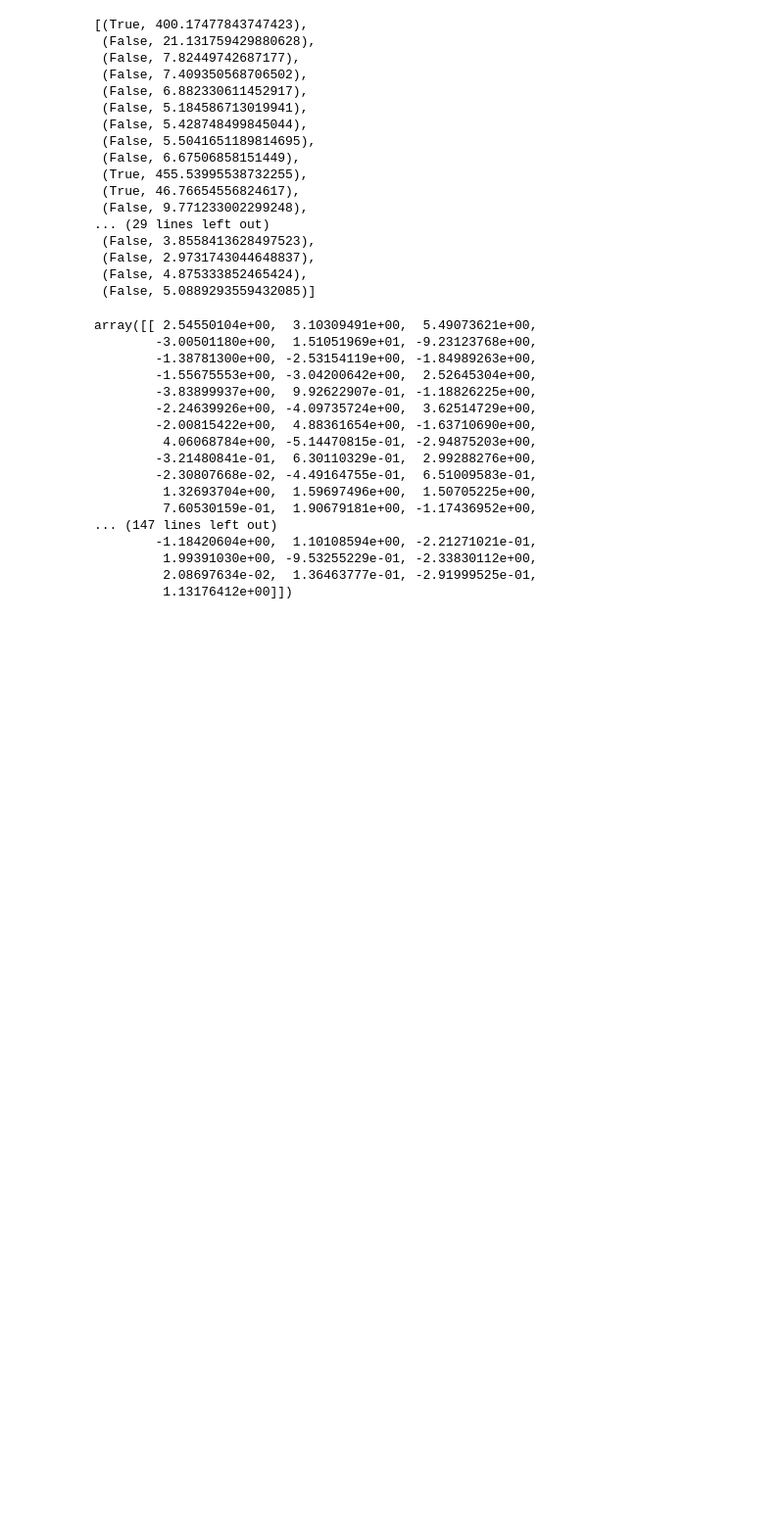
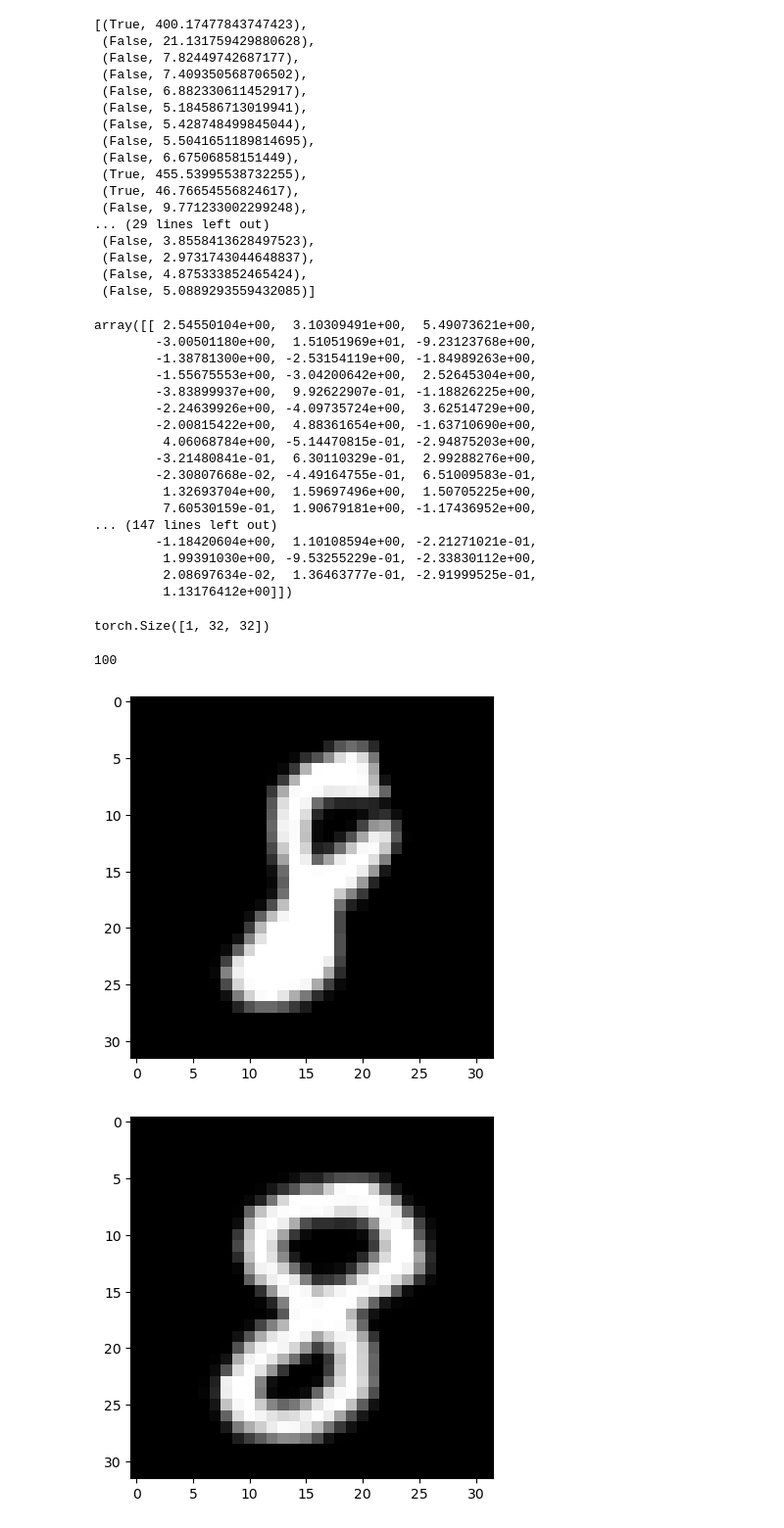
Before and after one commit to kitkatdafu/uncertainty-awared-diffusion, a Jupyter notebook: ood_utils_todo.ipynb, the cells around one changed output. Shown at 98% size. Drawn from its saved outputs; the diff is of its cells as text; code cells hidden in the pictures; blank space fills up the shorter version.

Commit message:
change unet arch and redesign ood detector

```diff
--- a/ood_utils_todo.ipynb
+++ b/ood_utils_todo.ipynb
@@ -202,10 +236,13 @@ import torchvision
 import numpy as np
 from tqdm import tqdm
 import matplotlib.pyplot as plt
-from unet import UNet
+# from unet import UNet
 from model import DiffusionModel
 from util import get_transforms, get_dataset, get_image_size, get_dataloader
 import sys
+from unet_power import UNet
+
+
 
 def infer(unet, diffusion_model, device, T, reverse_transform, n):
 
@@ -213,9 +250,10 @@ def infer(unet, diffusion_model, device, T, reverse_transform, n):
     sd = []
     total_samples = []
     with torch.no_grad():
-        for _ in range(n):
+        tqdmr = tqdm(range(n))
+        for _ in tqdmr:
             samples = []
-            image = torch.randn((64, 1, 28, 28)).to(device)
+            image = torch.randn((1, 1, 32, 32)).to(device)
             for i in reversed(range(diffusion_model.timesteps)):
                 samples_at_step = []
                 for _ in range(T):
@@ -271,20 +309,21 @@ def infer_ood_abnormal(unet, diffusion_model, ood_detector, device, reverse_tran
 
     return infer_samples
 # %%
-TIMESTEPS = 300
-IMAGE_SIZE = (28, 28)
+TIMESTEPS = 1000
+IMAGE_SIZE = (32, 32)
 device = 'cuda'
 n_imgs = 100
-N = 2
+N = 20
 T = 2
 
 
-unet = UNet(input_channels=1, output_channels=1).to(device)
-unet.load_state_dict(torch.load('weight/parameters.pkl'))
+unet = UNet(T=TIMESTEPS, ch=32, ch_mult=[1,2,2,2], attn=[1], num_res_blocks=2,
+                 dropout=0.1).to(device)
+unet.load_state_dict(torch.load('weight/parameters_power.pkl'))
 diffusion_model = DiffusionModel(timesteps=TIMESTEPS)
 
 _, reverse_transform = get_transforms(image_size=IMAGE_SIZE)
 
 # infer_samples = infer_ood(unet, diffusion_model, detector, device, reverse_transform, n_imgs)
-infer_samples = infer_ood_abnormal(unet, diffusion_model, detector, device, reverse_transform, n_imgs)
-# total_samples, sd = infer(unet, diffusion_model, device, T, reverse_transform, N)
+# infer_samples = infer_ood_abnormal(unet, diffusion_model, detector, device, reverse_transform, n_imgs)
+total_samples, sd = infer(unet, diffusion_model, device, T, reverse_transform, N)
@@ -377,3 +403,20 @@ array([[ 2.54550104e+00,  3.10309491e+00,  5.49073621e+00,
          1.99391030e+00, -9.53255229e-01, -2.33830112e+00,
          2.08697634e-02,  1.36463777e-01, -2.91999525e-01,
          1.13176412e+00]])
+# %%
+total_samples[0][0].shape
+# %% [output]
+torch.Size([1, 32, 32])
+# %%
+len(total_samples)
+# %% [output]
+100
+# %%
+img_idx = np.random.choice(len(total_samples),10,replace=False)
+
+for idx in img_idx:
+    fig,ax = plt.subplots()
+    ax.imshow(total_samples[idx][-1][-1],cmap='gray',vmin=0, vmax=255)
+# %% [output]
+[figure, added]
+[figure, added]
```
Also changed, not shown: parts of 34 cells of this notebook, 8 other files.
